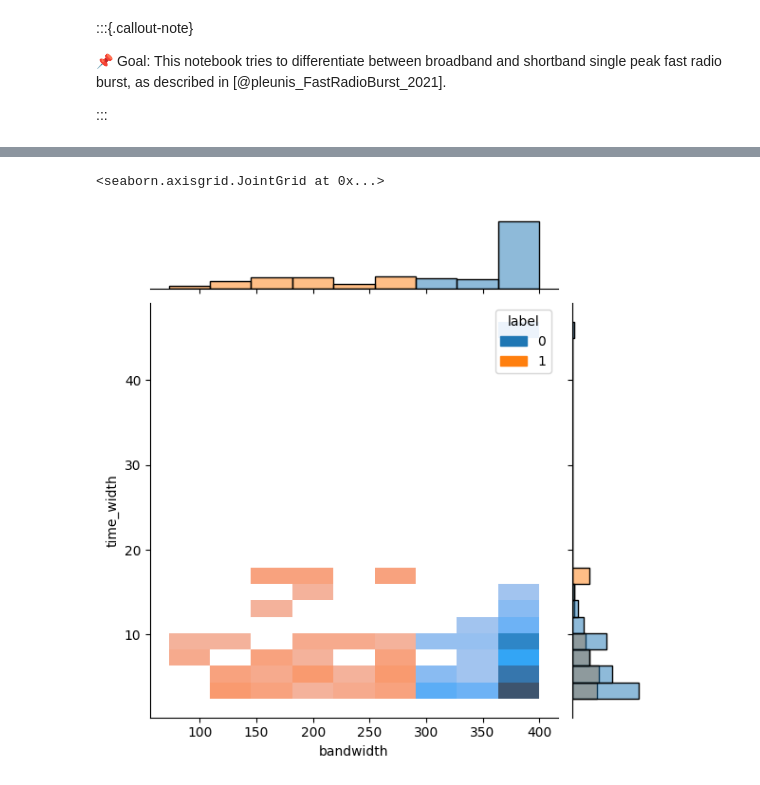
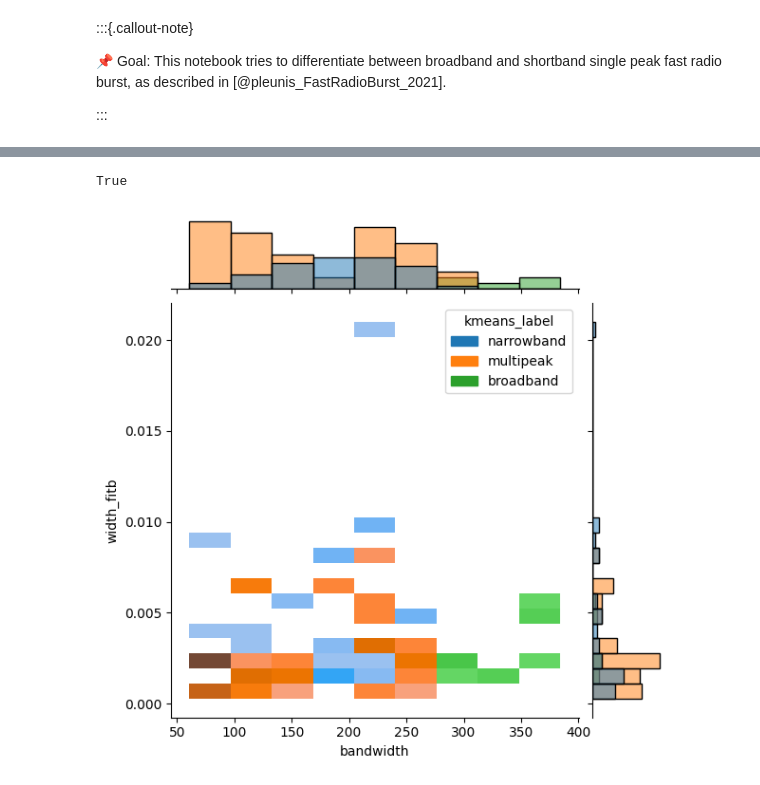
Before and after one commit to Thaza-Kun/sarjana, a Jupyter notebook: docs/notebooks/09-identifying-type-i-and-ii.ipynb, the cells around one changed output, grey strips where cells are left out. Saved outputs shown, nothing was run; the diff lists cells and outputs as text; code cells hidden in the pictures.

```diff
--- a/docs/notebooks/09-identifying-type-i-and-ii.ipynb
+++ b/docs/notebooks/09-identifying-type-i-and-ii.ipynb
@@ -207,0 +156,15 @@ cat = pd.read_csv(chime_catalog)
+# %%
+import os
+from pathlib import Path
+import pandas as pd
+chime_catalog = Path(os.getenv('DATAPATH'), 'catalog.parquet')
+cat = pd.read_parquet(chime_catalog)
+cat['kmeans_label'].replace([0,1,2], ['narrowband', 'broadband','multipeak'], inplace=True)
+# %%
+from sklearn.cluster import KMeans
+
+# DBSCAN is not helpful because many data are focused on the limit
+
+clusterer = KMeans(n_clusters=2).fit(cat.loc[cat["is_multipeak"] == False, ["bandwidth"]])
+cat.loc[cat["is_multipeak"] == False, ["test_label"]] = clusterer.predict(cat.loc[cat["is_multipeak"] == False, ["bandwidth"]])
+cat['test_label'] = cat['test_label'].fillna(2)
@@ -208 +190,5 @@ cat = pd.read_csv(chime_catalog)
+# %%
+repeaters_samples = pd.read_csv(Path(os.getenv('DATAPATH'),'raw/external/FRBSTATS2022-11-23_repeaters.csv'), index_col=0)
+cat["repeater"] = False
+cat.loc[cat["eventname"].isin(repeaters_samples["samples"].str.replace(" ", "")),"repeater"] = True
 # %%
@@ -236,5 +212,13 @@ stats['label'] = clusterer.labels_
+# %%
+'width_fitb' in cat.columns
+# %% [output]
+True
 # %%
-sns.jointplot(stats, x='bandwidth', y='time_width', hue='label', kind='hist')
+g = sns.jointplot(
+    cat[cat['repeater']==True],
+    x='bandwidth',
+    y='width_fitb',
+    hue='kmeans_label',
+    kind='hist')
 # %% [output]
-<seaborn.axisgrid.JointGrid at 0x...>
-[figure, old version]
+[figure, new version]
```
Also changed, not shown: parts of 18 cells of this notebook, 30 other files.
